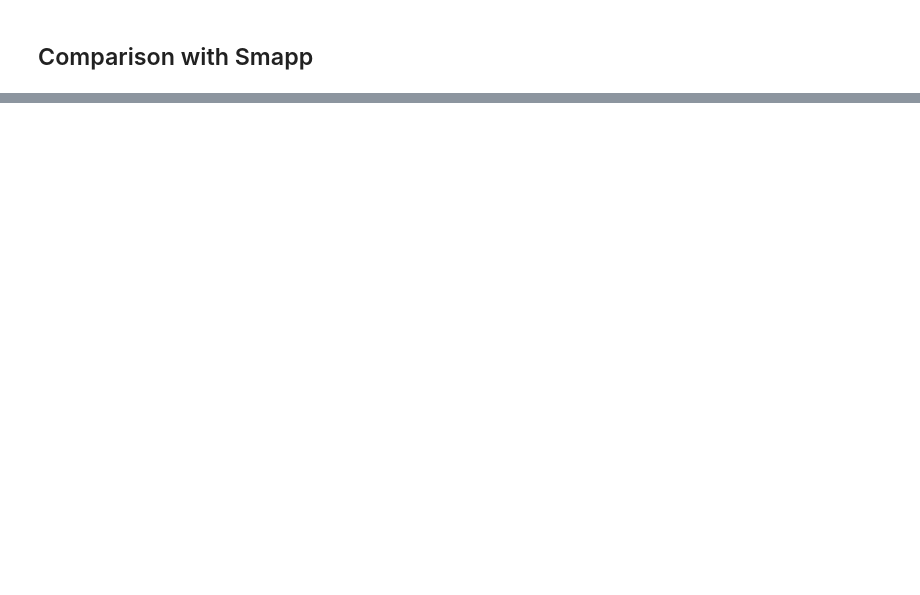
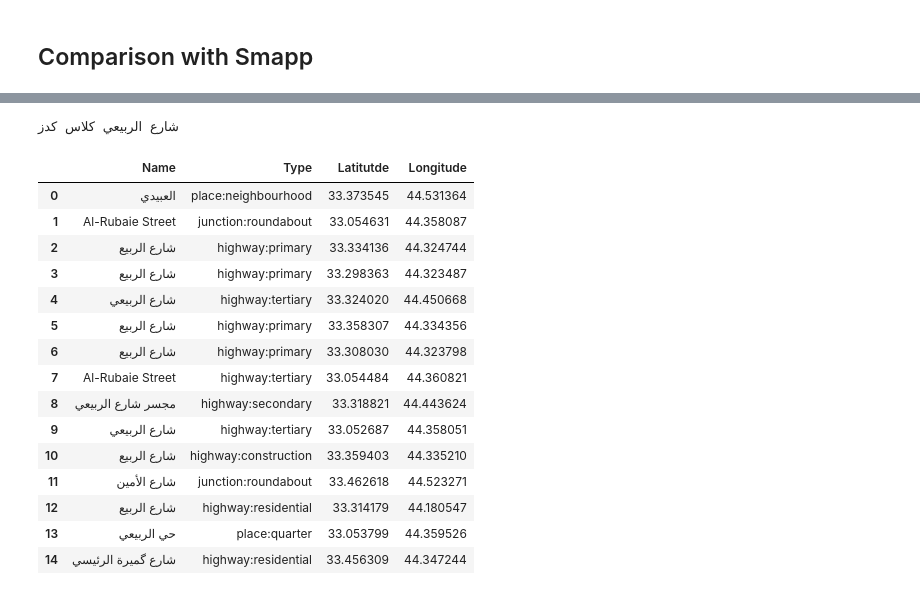
Before and after one commit to qzaidi/mlscratchpad, a Jupyter notebook: gmaps-scrape.ipynb, the cells around one changed output, grey strips where cells are left out. Cells and saved outputs as stored; diff of their text form; code cells hidden in the pictures; blank space fills up the shorter version.

```diff
--- a/gmaps-scrape.ipynb
+++ b/gmaps-scrape.ipynb
@@ -198,0 +247,26 @@ df.head(28)
+# %%
+query = 'شارع الربيعي كلاس كدز'
+origin='33.3034217,44.4570539'
+
+res = get_search_results(query,origin)
+df = get_data_frame(res.content)
+print(query)
+df.head(20)
+# %% [output]
+شارع الربيعي كلاس كدز
+|  | Name | Type | Latitutde | Longitude |
+| 0 | العبيدي | place:neighbourhood | 33.373545 | 44.531364 |
+| 1 | Al-Rubaie Street | junction:roundabout | 33.054631 | 44.358087 |
+| 2 | شارع الربيع | highway:primary | 33.334136 | 44.324744 |
+| 3 | شارع الربيع | highway:primary | 33.298363 | 44.323487 |
+| 4 | شارع الربيعي | highway:tertiary | 33.324020 | 44.450668 |
+| 5 | شارع الربيع | highway:primary | 33.358307 | 44.334356 |
+| 6 | شارع الربيع | highway:primary | 33.308030 | 44.323798 |
+| 7 | Al-Rubaie Street | highway:tertiary | 33.054484 | 44.360821 |
+| 8 | مجسر شارع الربيعي | highway:secondary | 33.318821 | 44.443624 |
+| 9 | شارع الربيعي | highway:tertiary | 33.052687 | 44.358051 |
+| 10 | شارع الربيع | highway:construction | 33.359403 | 44.335210 |
+| 11 | شارع الأمين | junction:roundabout | 33.462618 | 44.523271 |
+| 12 | شارع الربيع | highway:residential | 33.314179 | 44.180547 |
+| 13 | حي الربيعي | place:quarter | 33.053799 | 44.359526 |
+| 14 | شارع گميرة الرئيسي | highway:residential | 33.456309 | 44.347244 |
```
Also changed, not shown: parts of 18 cells of this notebook.
